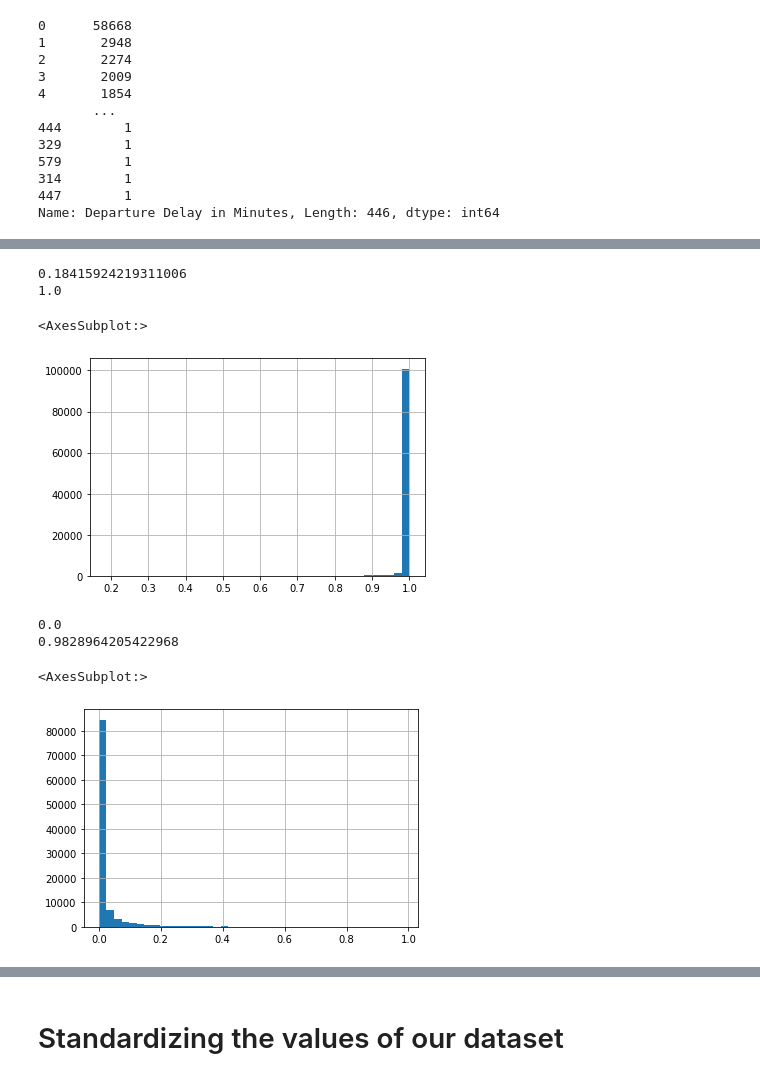
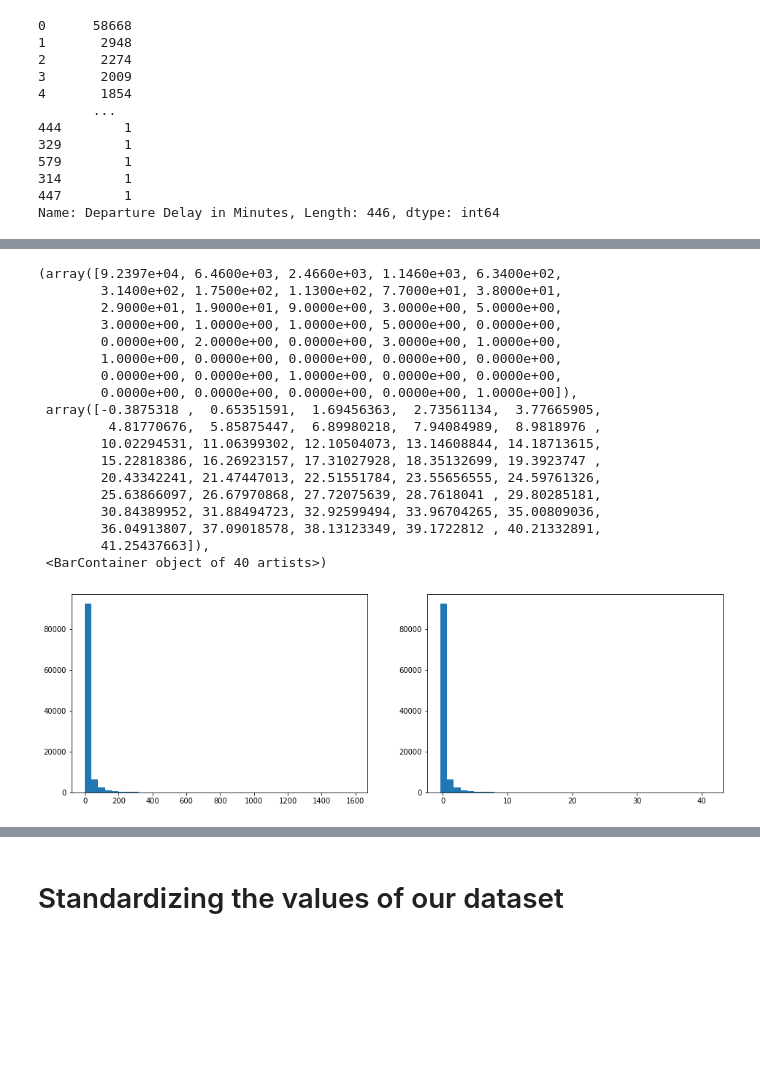
Before and after one commit to leo-cavalcante/airline-passenger-satisfaction, a Jupyter notebook: Airline Passenger Satisfaction.ipynb, the cells around one changed output, grey strips where cells are left out. Drawn from its saved outputs; the diff is of its cells as text; code cells hidden in the pictures; blank space fills up the shorter version.

```diff
--- a/Airline Passenger Satisfaction.ipynb
+++ b/Airline Passenger Satisfaction.ipynb
@@ -382,7 +388,7 @@ from mlxtend.preprocessing import standardize
 
 X = airline["Departure Delay in Minutes"]
 
-Y = pd.DataFrame(standardize.fit_transform(X))
+Y = pd.DataFrame(standardize(X))
 
 print(Y.min())
 print(Y.mean())
@@ -393,18 +417,25 @@ AttributeError: 'function' object has no attribute 'fit_transform'
 # %%
-print(normalized['Flight Distance'].min())
-print(normalized['Flight Distance'].max())
-normalized['Flight Distance'].hist(bins=40)
+fig, (ax1, ax2) = plt.subplots(1,2,figsize=(16,5))
+ax1.hist(X,bins=40)
+ax2.hist(Y,bins=40)
+#Y.hist(bins=40)
 # %% [output]
-0.18415924219311006
-1.0
+(array([9.2397e+04, 6.4600e+03, 2.4660e+03, 1.1460e+03, 6.3400e+02,
+        3.1400e+02, 1.7500e+02, 1.1300e+02, 7.7000e+01, 3.8000e+01,
+        2.9000e+01, 1.9000e+01, 9.0000e+00, 3.0000e+00, 5.0000e+00,
+        3.0000e+00, 1.0000e+00, 1.0000e+00, 5.0000e+00, 0.0000e+00,
+        0.0000e+00, 2.0000e+00, 0.0000e+00, 3.0000e+00, 1.0000e+00,
+        1.0000e+00, 0.0000e+00, 0.0000e+00, 0.0000e+00, 0.0000e+00,
+        0.0000e+00, 0.0000e+00, 1.0000e+00, 0.0000e+00, 0.0000e+00,
+        0.0000e+00, 0.0000e+00, 0.0000e+00, 0.0000e+00, 1.0000e+00]),
+ array([-0.3875318 ,  0.65351591,  1.69456363,  2.73561134,  3.77665905,
+         4.81770676,  5.85875447,  6.89980218,  7.94084989,  8.9818976 ,
+        10.02294531, 11.06399302, 12.10504073, 13.14608844, 14.18713615,
+        15.22818386, 16.26923157, 17.31027928, 18.35132699, 19.3923747 ,
+        20.43342241, 21.47447013, 22.51551784, 23.55656555, 24.59761326,
+        25.63866097, 26.67970868, 27.72075639, 28.7618041 , 29.80285181,
+        30.84389952, 31.88494723, 32.92599494, 33.96704265, 35.00809036,
+        36.04913807, 37.09018578, 38.13123349, 39.1722812 , 40.21332891,
+        41.25437663]),
+ <BarContainer object of 40 artists>)
-<AxesSubplot:>
-[figure, old version]
+[figure, new version]
-# %%
-print(normalized['Departure Delay in Minutes'].min())
-print(normalized['Departure Delay in Minutes'].max())
-normalized['Departure Delay in Minutes'].hist(bins=40)
-# %% [output]
-0.0
-0.9828964205422968
-<AxesSubplot:>
-[figure, removed]
```
Also changed, not shown: parts of 16 cells of this notebook.
